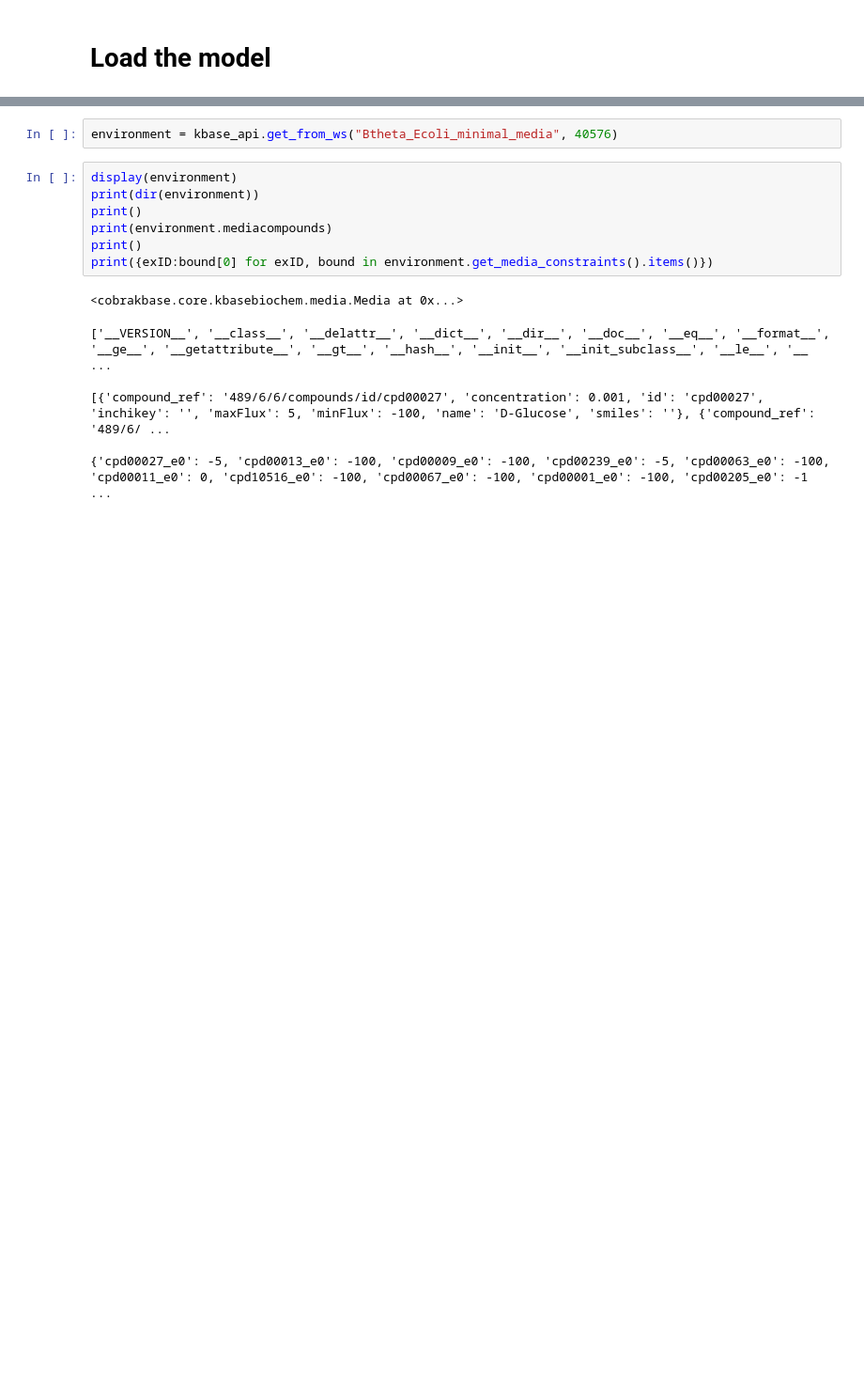
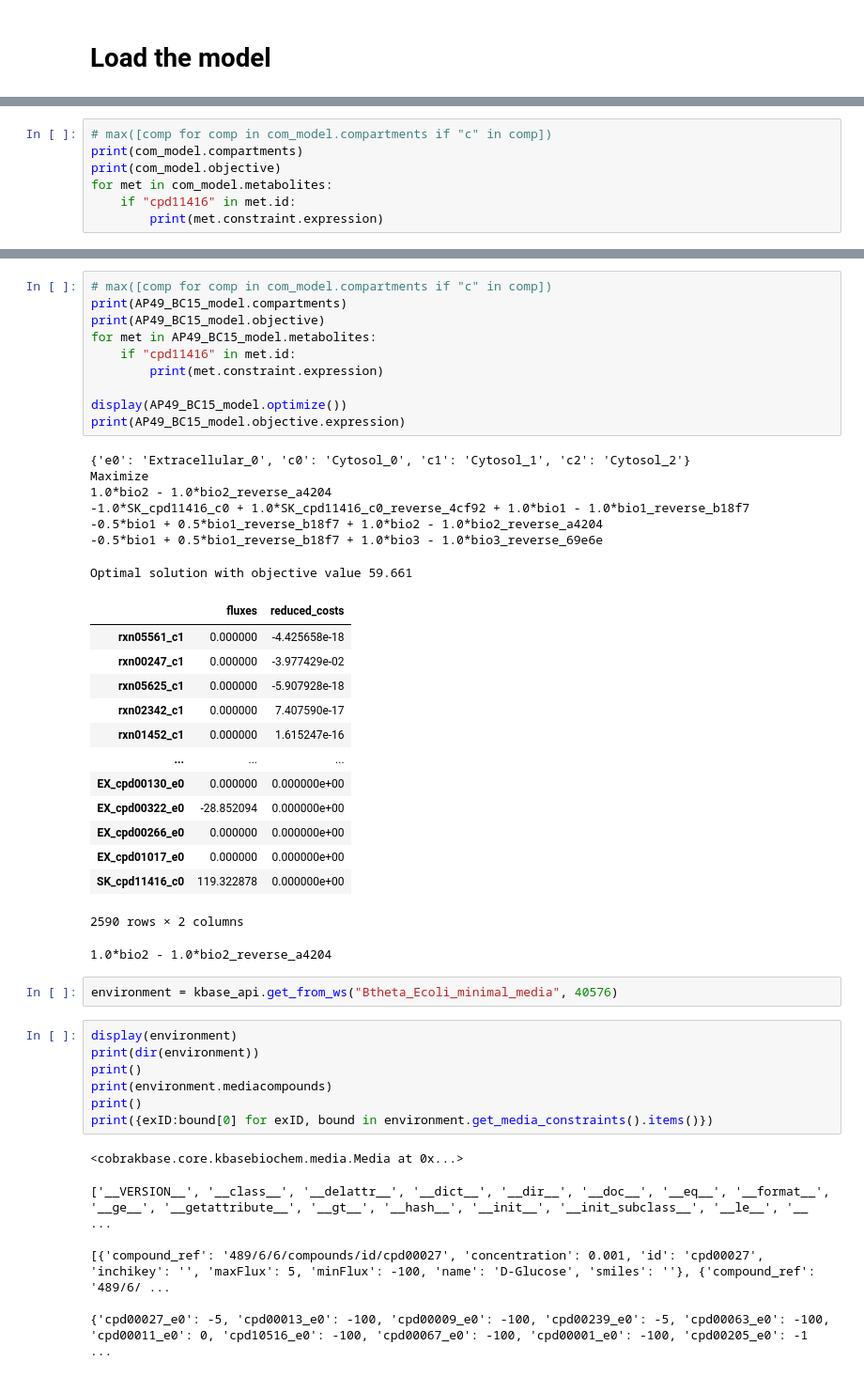
Before and after one commit to dtriadis/ModelSEEDpy, a Jupyter notebook: examples/minimal_media.ipynb, the cells around one changed output, grey strips where cells are left out. Shown at 94% size. Drawn from its saved outputs; the diff is of its cells as text; blank space fills up the shorter version.

```diff
--- a/examples/minimal_media.ipynb
+++ b/examples/minimal_media.ipynb
@@ -28,0 +54,7 @@ cobrakbase 0.3.1
+# %%
+# max([comp for comp in com_model.compartments if "c" in comp])
+print(com_model.compartments)
+print(com_model.objective)
+for met in com_model.metabolites:
+    if "cpd11416" in met.id:
+        print(met.constraint.expression)
@@ -31,3 +153,35 @@ AP49_BC15_model = kbase_api.get_from_ws("AP49-BC15",114731)
+# %%
+# max([comp for comp in com_model.compartments if "c" in comp])
+print(AP49_BC15_model.compartments)
+print(AP49_BC15_model.objective)
+for met in AP49_BC15_model.metabolites:
+    if "cpd11416" in met.id:
+        print(met.constraint.expression)
+
+display(AP49_BC15_model.optimize())
+print(AP49_BC15_model.objective.expression)
+# %% [output]
+{'e0': 'Extracellular_0', 'c0': 'Cytosol_0', 'c1': 'Cytosol_1', 'c2': 'Cytosol_2'}
+Maximize
+1.0*bio2 - 1.0*bio2_reverse_a4204
+-1.0*SK_cpd11416_c0 + 1.0*SK_cpd11416_c0_reverse_4cf92 + 1.0*bio1 - 1.0*bio1_reverse_b18f7
+-0.5*bio1 + 0.5*bio1_reverse_b18f7 + 1.0*bio2 - 1.0*bio2_reverse_a4204
+-0.5*bio1 + 0.5*bio1_reverse_b18f7 + 1.0*bio3 - 1.0*bio3_reverse_69e6e
+Optimal solution with objective value 59.661
+|  | fluxes | reduced_costs |
+| rxn05561_c1 | 0.000000 | -4.425658e-18 |
+| rxn00247_c1 | 0.000000 | -3.977429e-02 |
+| rxn05625_c1 | 0.000000 | -5.907928e-18 |
+| rxn02342_c1 | 0.000000 | 7.407590e-17 |
+| rxn01452_c1 | 0.000000 | 1.615247e-16 |
+| ... | ... | ... |
+| EX_cpd00130_e0 | 0.000000 | 0.000000e+00 |
+| EX_cpd00322_e0 | -28.852094 | 0.000000e+00 |
+| EX_cpd00266_e0 | 0.000000 | 0.000000e+00 |
+| EX_cpd01017_e0 | 0.000000 | 0.000000e+00 |
+| SK_cpd11416_c0 | 119.322878 | 0.000000e+00 |
+2590 rows × 2 columns
+1.0*bio2 - 1.0*bio2_reverse_a4204
 # %%
 environment = kbase_api.get_from_ws("Btheta_Ecoli_minimal_media", 40576)
 # %%
```
Also changed, not shown: parts of 12 cells of this notebook, 6 other files.
